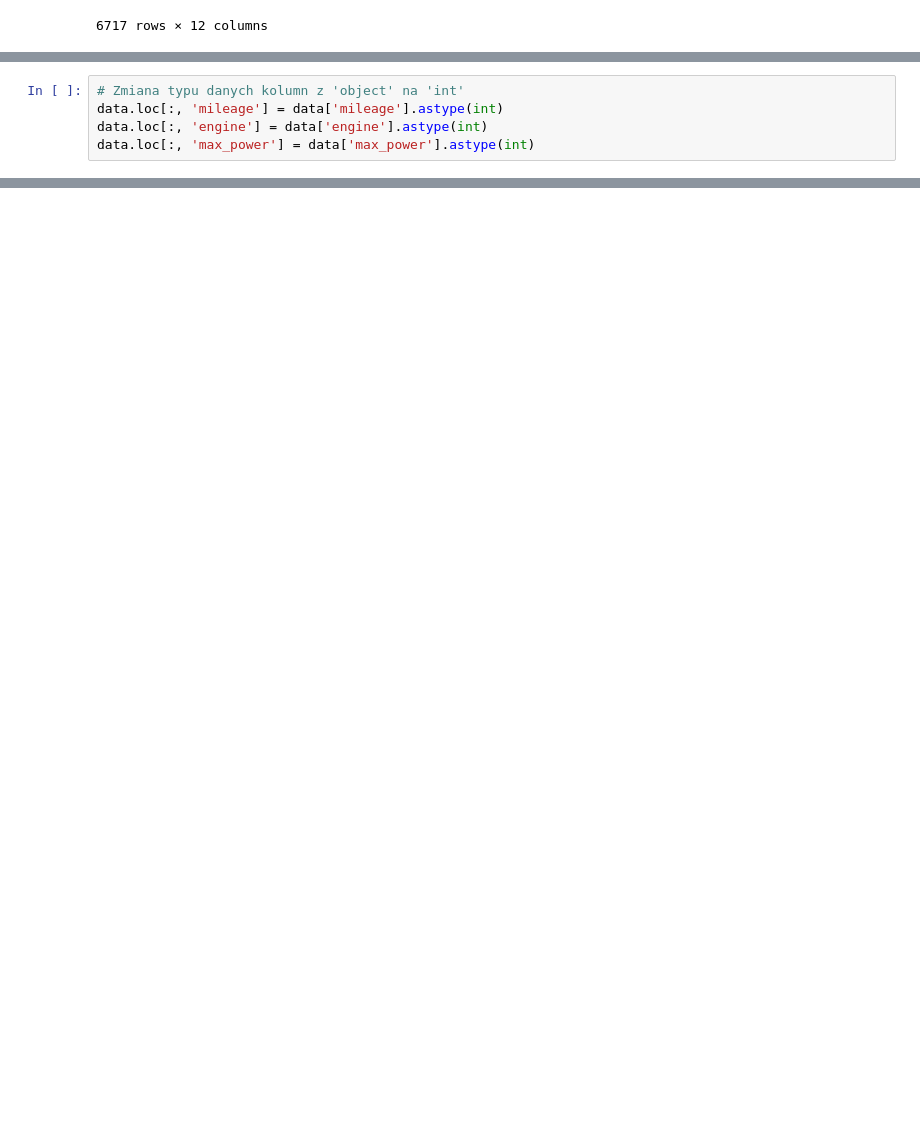
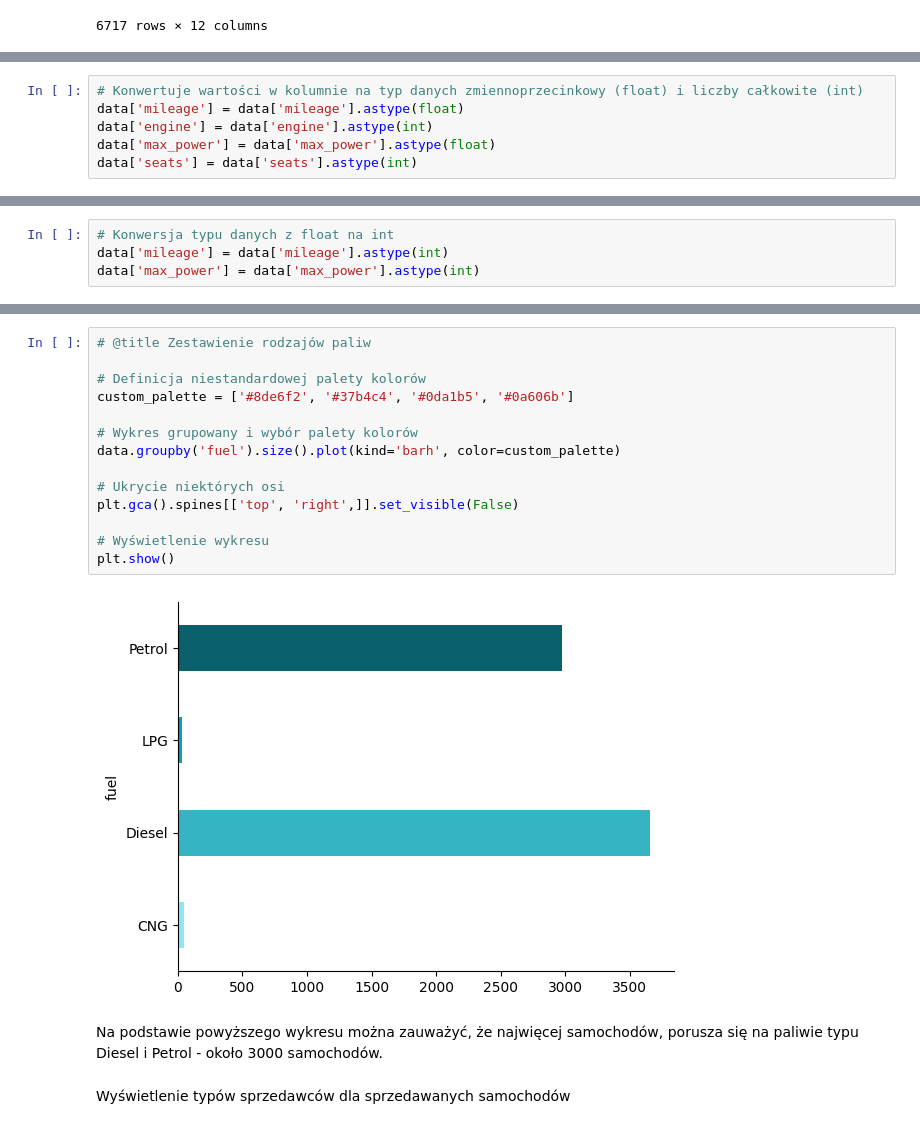
Before and after one commit to weronikaabednarz/Car-Price-Prediction, a Jupyter notebook: Car_Price_Prediction.ipynb, the cells around one changed output, grey strips where cells are left out. Saved outputs shown, nothing was run; the diff lists cells and outputs as text; blank space fills up the shorter version.

```diff
--- a/Car_Price_Prediction.ipynb
+++ b/Car_Price_Prediction.ipynb
@@ -225,6 +245 @@ data
 6717 rows × 12 columns
-# %%
-# Zmiana typu danych kolumn z 'object' na 'int'
-data.loc[:, 'mileage'] = data['mileage'].astype(int)
-data.loc[:, 'engine'] = data['engine'].astype(int)
-data.loc[:, 'max_power'] = data['max_power'].astype(int)
@@ -268,0 +246,6 @@ plt.gca().spines[['top', 'right',]].set_visible(False)
+# %%
+# Konwertuje wartości w kolumnie na typ danych zmiennoprzecinkowy (float) i liczby całkowite (int)
+data['mileage'] = data['mileage'].astype(float)
+data['engine'] = data['engine'].astype(int)
+data['max_power'] = data['max_power'].astype(float)
+data['seats'] = data['seats'].astype(int)
@@ -268,0 +273,4 @@ plt.gca().spines[['top', 'right',]].set_visible(False)
+# %%
+# Konwersja typu danych z float na int
+data['mileage'] = data['mileage'].astype(int)
+data['max_power'] = data['max_power'].astype(int)
@@ -268,0 +339,20 @@ plt.gca().spines[['top', 'right',]].set_visible(False)
+# %%
+# @title Zestawienie rodzajów paliw
+
+# Definicja niestandardowej palety kolorów
+custom_palette = ['#8de6f2', '#37b4c4', '#0da1b5', '#0a606b']
+
+# Wykres grupowany i wybór palety kolorów
+data.groupby('fuel').size().plot(kind='barh', color=custom_palette)
+
+# Ukrycie niektórych osi
+plt.gca().spines[['top', 'right',]].set_visible(False)
+
+# Wyświetlenie wykresu
+plt.show()
+# %% [output]
+[figure, added]
+# %% [markdown]
+Na podstawie powyższego wykresu można zauważyć, że najwięcej samochodów, porusza się na paliwie typu Diesel i Petrol - około 3000 samochodów.
+# %% [markdown]
+Wyświetlenie typów sprzedawców dla sprzedawanych samochodów
```
Also changed, not shown: parts of 107 cells of this notebook.
